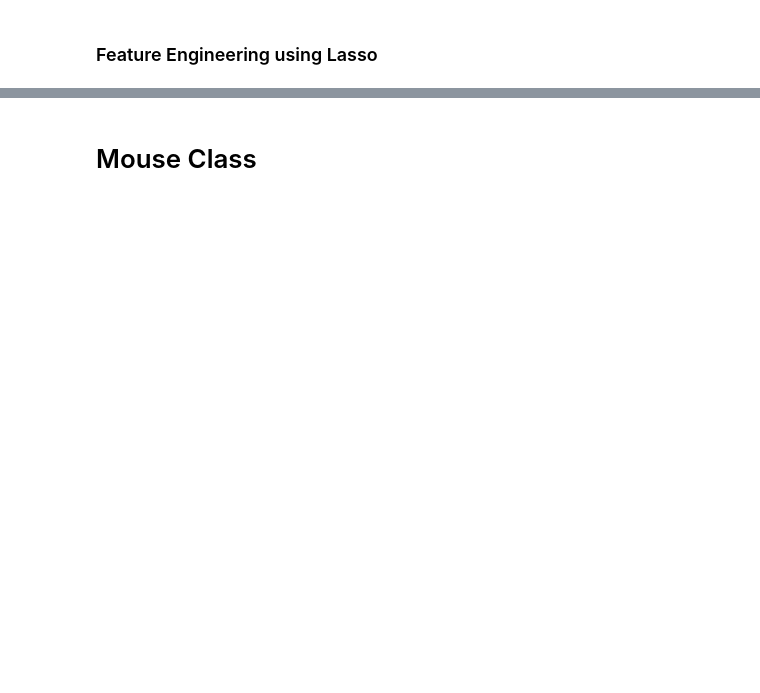
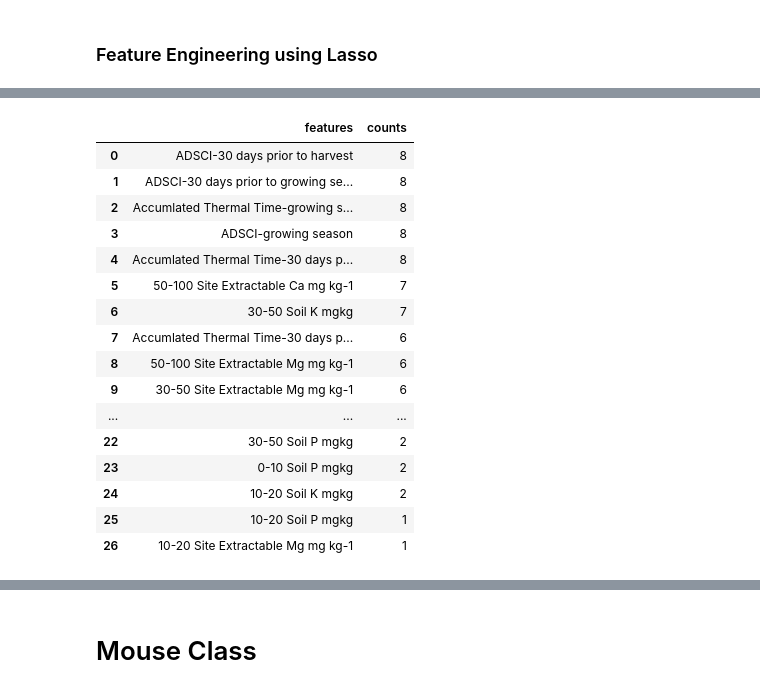
Before and after one commit to TravelReddy/Glucan, a Jupyter notebook: updated_class-final.ipynb, the cells around one changed output, grey strips where cells are left out. Saved outputs shown, nothing was run; the diff lists cells and outputs as text; code cells hidden in the pictures; blank space fills up the shorter version.

```diff
--- a/updated_class-final.ipynb
+++ b/updated_class-final.ipynb
@@ -78,0 +110,20 @@ X = X[y_features+best_features_glucan]
+# %%
+best_features_df
+# %% [output]
+|  | features | counts |
+| 0 | ADSCI-30 days prior to harvest | 8 |
+| 1 | ADSCI-30 days prior to growing se... | 8 |
+| 2 | Accumlated Thermal Time-growing s... | 8 |
+| 3 | ADSCI-growing season | 8 |
+| 4 | Accumlated Thermal Time-30 days p... | 8 |
+| 5 | 50-100 Site Extractable Ca mg kg-1 | 7 |
+| 6 | 30-50 Soil K mgkg | 7 |
+| 7 | Accumlated Thermal Time-30 days p... | 6 |
+| 8 | 50-100 Site Extractable Mg mg kg-1 | 6 |
+| 9 | 30-50 Site Extractable Mg mg kg-1 | 6 |
+| ... | ... | ... |
+| 22 | 30-50 Soil P mgkg | 2 |
+| 23 | 0-10 Soil P mgkg | 2 |
+| 24 | 10-20 Soil K mgkg | 2 |
+| 25 | 10-20 Soil P mgkg | 1 |
+| 26 | 10-20 Site Extractable Mg mg kg-1 | 1 |
```
Also changed, not shown: parts of 12 cells of this notebook.
